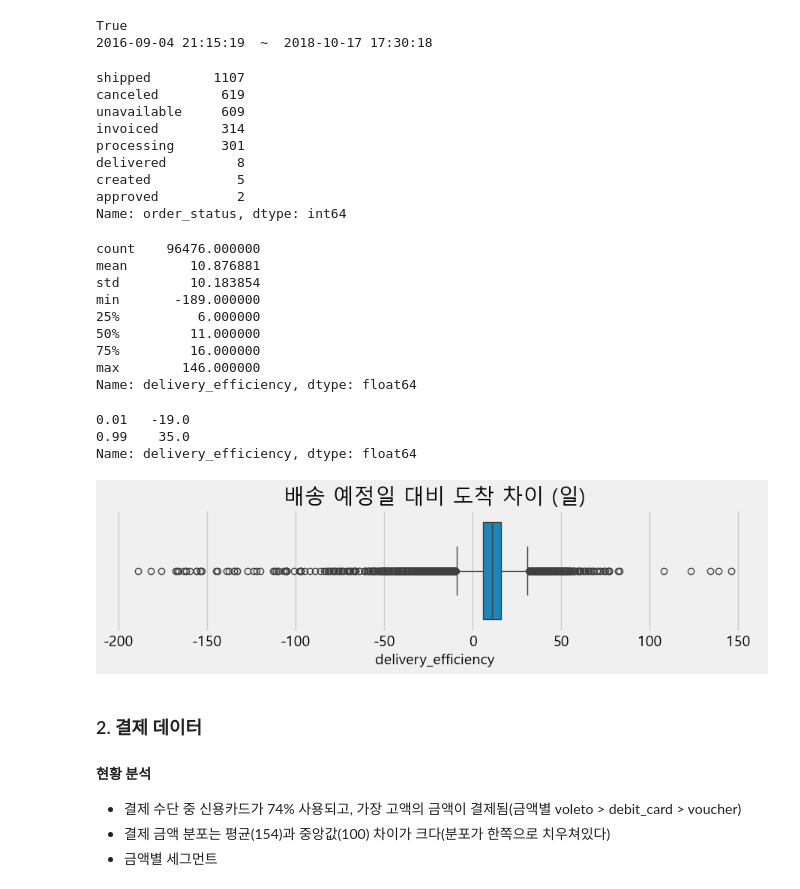
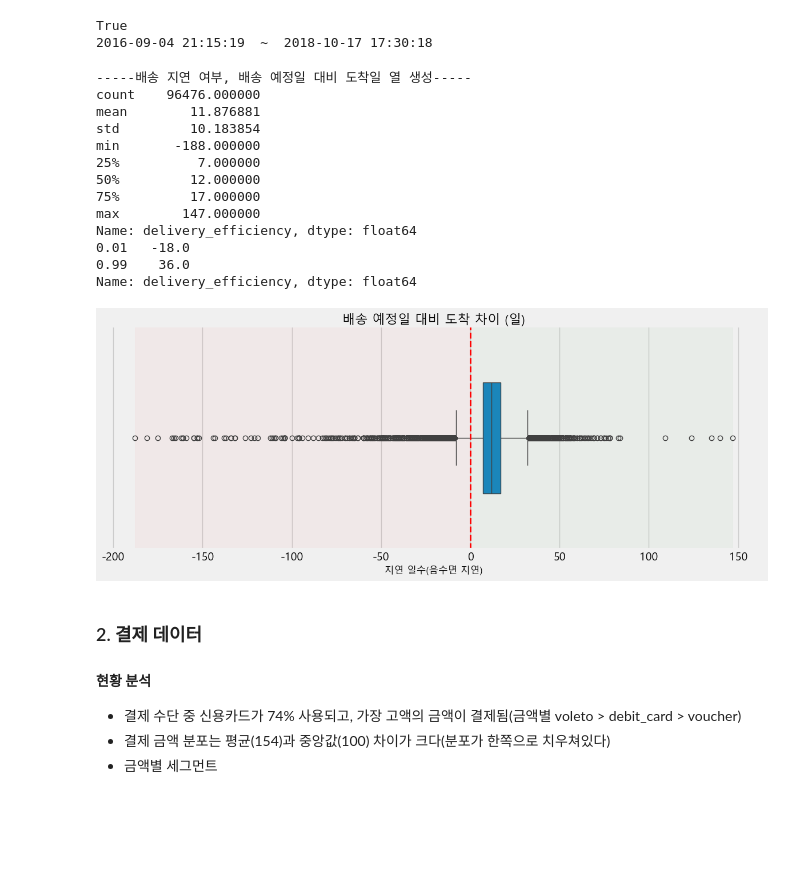
Before and after one commit to eunsung20311-dot/Olist-E-commerce-Analysis, a Jupyter notebook: 1. Data preparation + EDA.ipynb, the cells around one changed output. Cells and saved outputs as stored; diff of their text form; code cells hidden in the pictures; blank space fills up the shorter version.

```diff
--- a/1. Data preparation + EDA.ipynb
+++ b/1. Data preparation + EDA.ipynb
@@ -65,20 +65,6 @@ print(df_orders['order_purchase_timestamp'].min()," ~ "
 # %% [output]
 True
 2016-09-04 21:15:19  ~  2018-10-17 17:30:18
-# %%
-# 실제 배송일이 비어있는데 상태는 'delivered'인 이상 데이터가 있는지 확인
-null_delivery = df_orders[df_orders['order_delivered_customer_date'].isnull()]
-print(null_delivery['order_status'].value_counts())
-# %% [output]
-shipped        1107
-canceled        619
-unavailable     609
-invoiced        314
-processing      301
-delivered         8
-created           5
-approved          2
-Name: order_status, dtype: int64
 # %%
 #날짜형 변환
 df_orders['order_purchase_timestamp']= pd.to_datetime(df_orders['order_purchase_timestamp'])
@@ -87,32 +73,47 @@ df_orders['order_delivered_carrier_date']= pd.to_datetime(df_orders['order_deliv
 df_orders['order_delivered_customer_date']= pd.to_datetime(df_orders['order_delivered_customer_date'])
 df_orders['order_estimated_delivery_date']= pd.to_datetime(df_orders['order_estimated_delivery_date'])
 # %%
-# 예정일과 실제도착일의 차이 (음수면 지연)
-df_orders['delivery_efficiency'] = (df_orders['order_estimated_delivery_date'] - df_orders['order_delivered_customer_date']).dt.days
-print(df_orders['delivery_efficiency'].describe())
+print('-----배송 지연 여부, 배송 예정일 대비 도착일 열 생성-----')
+
+# 시간을 자정으로 통일한 후 차이 계산
+df_orders['delivery_efficiency'] = (
+    df_orders['order_estimated_delivery_date'].dt.normalize() -
+    df_orders['order_delivered_customer_date'].dt.normalize()
+).dt.days
+
+# 지연 여부 판단 (이제 날짜가 같으면 0, 예정이 빠르면 음수)
+df_orders['is_delayed'] = (df_orders['delivery_efficiency'] < 0).astype(int)
 
 #분포 꼬리 확인
-df_orders['delivery_efficiency'].quantile([0.01, 0.99])
+print(df_orders['delivery_efficiency'].describe())
+print(df_orders['delivery_efficiency'].quantile([0.01, 0.99]))
 # %% [output]
+-----배송 지연 여부, 배송 예정일 대비 도착일 열 생성-----
 count    96476.000000
-mean        10.876881
+mean        11.876881
 std         10.183854
-min       -189.000000
-25%          6.000000
-50%         11.000000
-75%         16.000000
-max        146.000000
+min       -188.000000
+25%          7.000000
+50%         12.000000
+75%         17.000000
+max        147.000000
 Name: delivery_efficiency, dtype: float64
+0.01   -18.0
+0.99    36.0
+Name: delivery_efficiency, dtype: float64
-0.01   -19.0
-0.99    35.0
-Name: delivery_efficiency, dtype: float64
 # %%
-plt.figure(figsize=(10, 2))
-sns.boxplot(x=df_orders['delivery_efficiency'])
-plt.title('배송 예정일 대비 도착 차이 (일)')
+plt.figure(figsize=(12, 5))
+sns.boxplot(x=df_orders['delivery_efficiency'], width=0.5)
+plt.axvline(x=0, color='red', linestyle='--',linewidth=2)
+plt.axvspan(df_orders['delivery_efficiency'].min(), 0, color='red', alpha=0.03)
+plt.axvspan(0, df_orders['delivery_efficiency'].max(), color='green', alpha=0.03)
+
+plt.title('배송 예정일 대비 도착 차이 (일)', fontsize=16,pad =2)
+plt.xlabel('지연 일수(음수면 지연)', fontsize=12)
+plt.tight_layout()
 plt.show()
 # %% [output]
-[figure, old version]
+[figure, new version]
 # %% [markdown]
 ### 2. 결제 데이터
 #### 현황 분석
```
Also changed, not shown: parts of 23 cells of this notebook.
